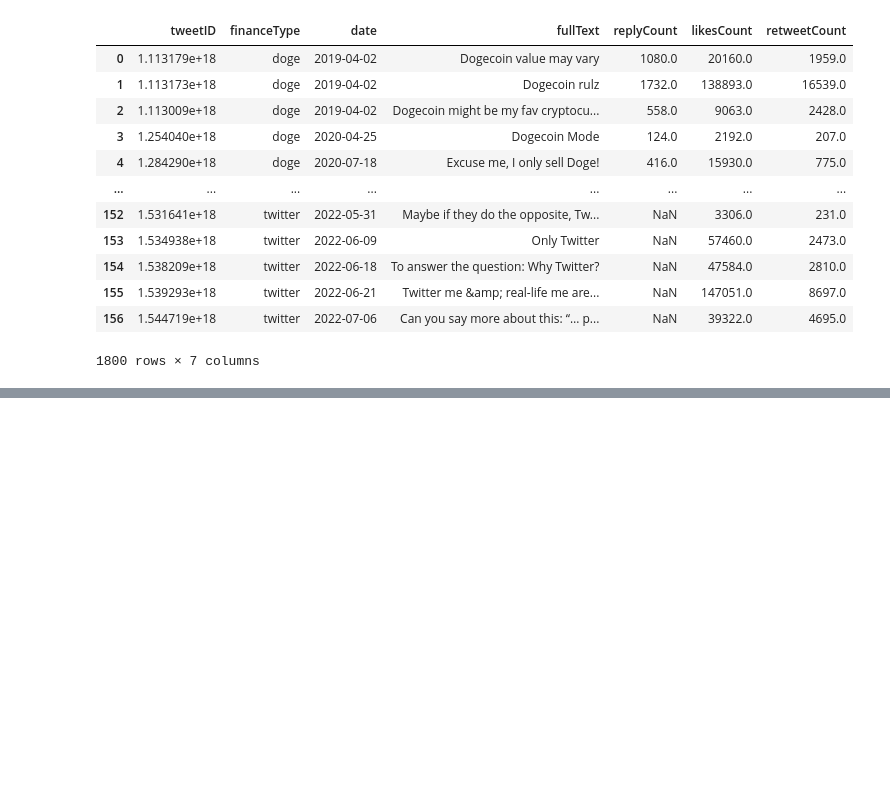
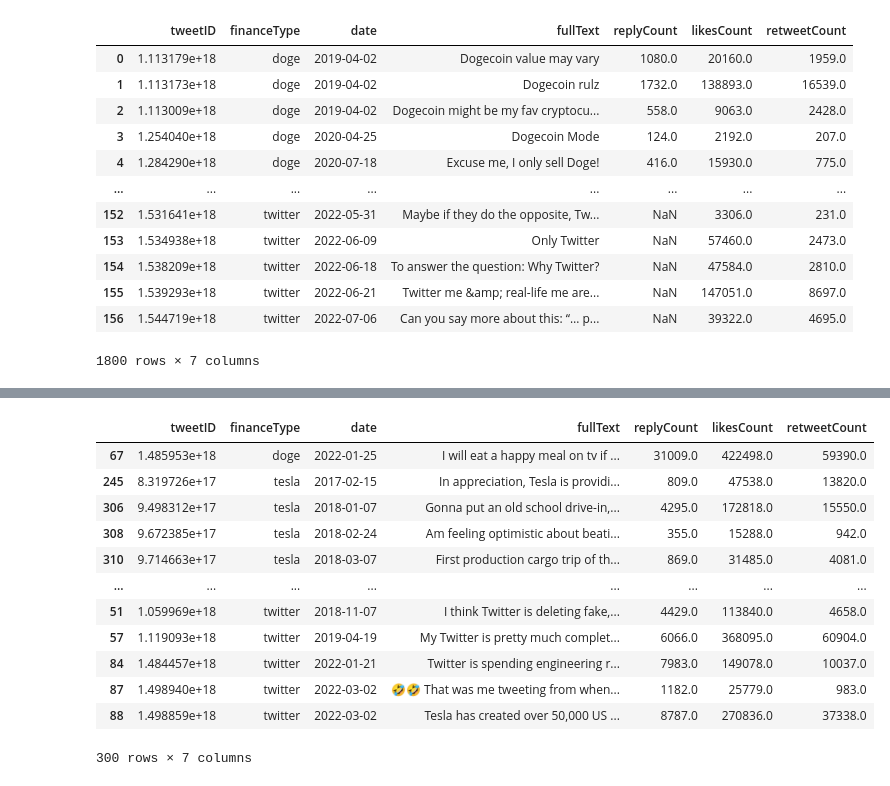
Before and after one commit to VanAntworth/To-The-Moon, a Jupyter notebook: Segment2_Delivery/Pre_Processing/Elon_tweets_preprocessing.ipynb, the cells around one changed output, grey strips where cells are left out. Saved outputs shown, nothing was run; the diff lists cells and outputs as text; code cells hidden in the pictures; blank space fills up the shorter version.

Commit message:
Updating pre-processing for duplicates

```diff
--- a/Segment2_Delivery/Pre_Processing/Elon_tweets_preprocessing.ipynb
+++ b/Segment2_Delivery/Pre_Processing/Elon_tweets_preprocessing.ipynb
@@ -565,0 +581,3 @@ df_tweet_tostore
+# %%
+duplicates = df_tweet_tostore['tweetID'].value_counts()[(df_tweet_tostore['tweetID'].value_counts()>1)].index.to_list()
+duplicates
@@ -565,0 +602,13 @@ df_tweet_tostore
+# %%
+for tweet_id in duplicates:
+
+    duplicate_df = df_tweet_tostore[(df_tweet_tostore['tweetID'] == tweet_id)]
+    max_reply_Count = duplicate_df["replyCount"].max()
+    max_likes_Count = duplicate_df["likesCount"].max()
+    max_retweet_Count = duplicate_df["retweetCount"].max()
+    print(duplicate_df)
+
+    for index in duplicate_df.index:
+        df_tweet_tostore["replyCount"][index] = max_reply_Count
+        df_tweet_tostore["likesCount"][index] = max_likes_Count
+        df_tweet_tostore["retweetCount"][index] = max_retweet_Count
@@ -565,0 +821,16 @@ df_tweet_tostore
+# %%
+df_tweet_tostore[df_tweet_tostore.duplicated()]
+# %% [output]
+|  | tweetID | financeType | date | fullText | replyCount | likesCount | retweetCount |
+| 67 | 1.485953e+18 | doge | 2022-01-25 | I will eat a happy meal on tv if ... | 31009.0 | 422498.0 | 59390.0 |
+| 245 | 8.319726e+17 | tesla | 2017-02-15 | In appreciation, Tesla is providi... | 809.0 | 47538.0 | 13820.0 |
+| 306 | 9.498312e+17 | tesla | 2018-01-07 | Gonna put an old school drive-in,... | 4295.0 | 172818.0 | 15550.0 |
+| 308 | 9.672385e+17 | tesla | 2018-02-24 | Am feeling optimistic about beati... | 355.0 | 15288.0 | 942.0 |
+| 310 | 9.714663e+17 | tesla | 2018-03-07 | First production cargo trip of th... | 869.0 | 31485.0 | 4081.0 |
+| ... | ... | ... | ... | ... | ... | ... | ... |
+| 51 | 1.059969e+18 | twitter | 2018-11-07 | I think Twitter is deleting fake,... | 4429.0 | 113840.0 | 4658.0 |
+| 57 | 1.119093e+18 | twitter | 2019-04-19 | My Twitter is pretty much complet... | 6066.0 | 368095.0 | 60904.0 |
+| 84 | 1.484457e+18 | twitter | 2022-01-21 | Twitter is spending engineering r... | 7983.0 | 149078.0 | 10037.0 |
+| 87 | 1.498940e+18 | twitter | 2022-03-02 | 🤣🤣 That was me tweeting from when... | 1182.0 | 25779.0 | 983.0 |
+| 88 | 1.498859e+18 | twitter | 2022-03-02 | Tesla has created over 50,000 US ... | 8787.0 | 270836.0 | 37338.0 |
+300 rows × 7 columns
```
Also changed, not shown: parts of 10 cells of this notebook.
